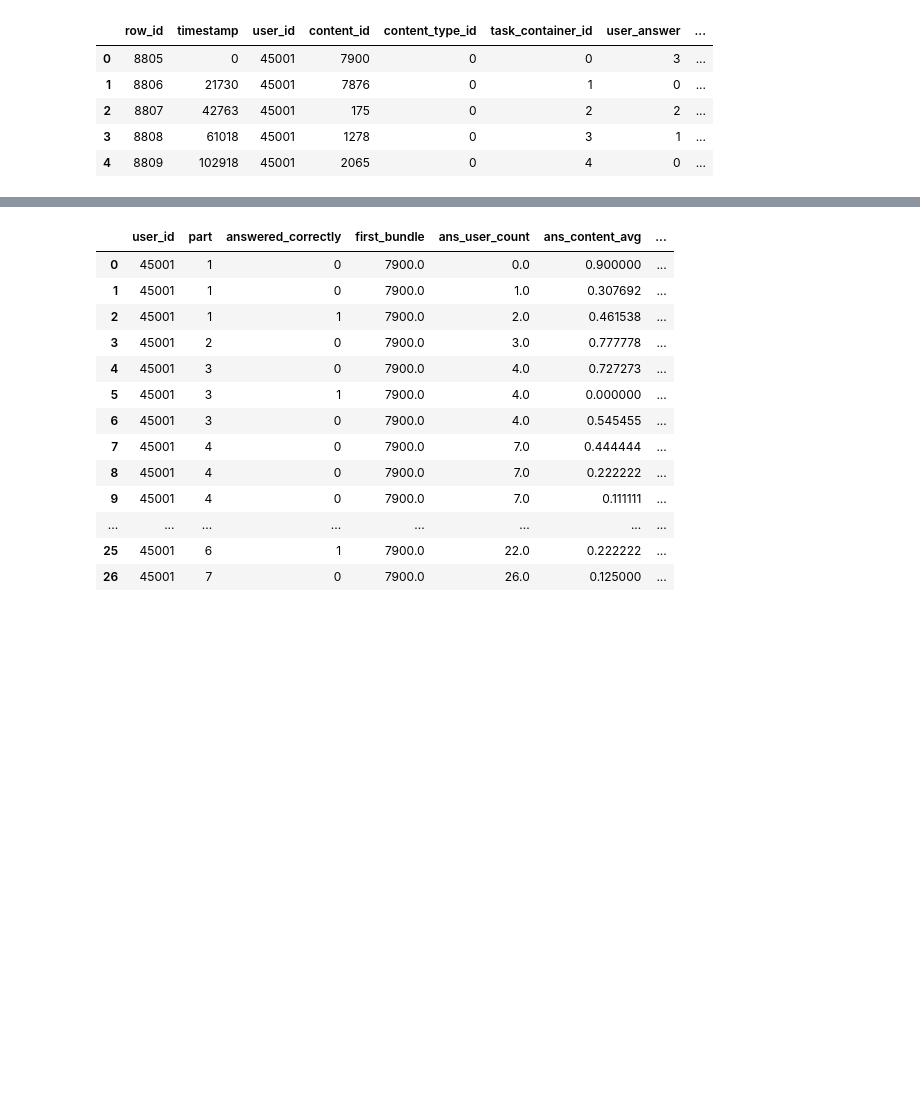
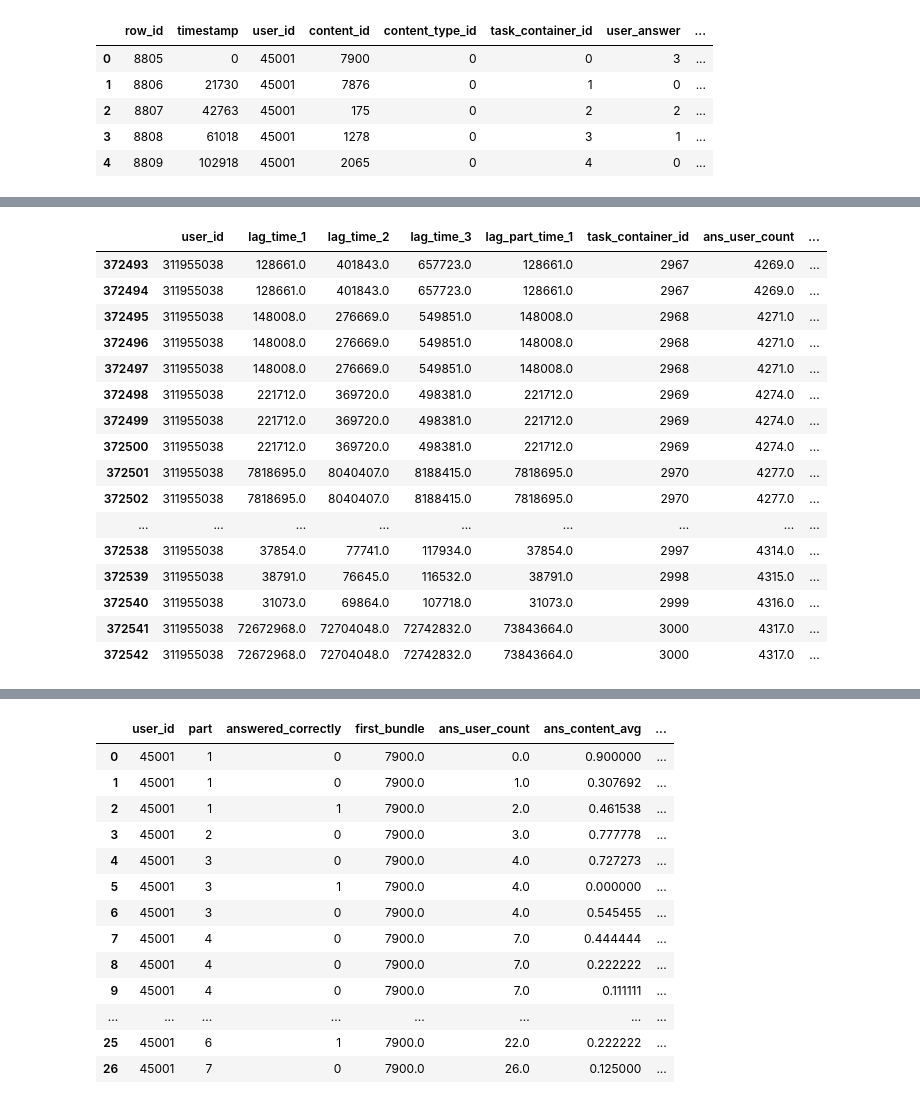
Before and after one commit to zakopuro/kaggle_Riiid, a Jupyter notebook: notebook/EDA3.ipynb, the cells around one changed output, grey strips where cells are left out. Drawn from its saved outputs; the diff is of its cells as text; code cells hidden in the pictures; blank space fills up the shorter version.

```diff
--- a/notebook/EDA3.ipynb
+++ b/notebook/EDA3.ipynb
@@ -36,7 +13,8 @@ defaultdict(list,
 # %%
-base = pd.read_feather('../features/all_data/BASE_FIX_valid.feather')
-loop = pd.read_feather('../features/all_data/LOOP_FIX_TIME2_valid.feather')
-loop2 = pd.read_feather('../features/all_data/ROLLING_MEAN2_valid.feather')
+base = pd.read_feather('../features/all_data/BASE_FIX_train.feather')
+# loop = pd.read_feather('../features/all_data/LOOP_FIX_TIME2_valid.feather')
+# roll_mean = pd.read_feather('../features/all_data/ROLLING_MEAN2_valid.feather')
+# roll_part_mean = pd.read_feather('../features/all_data/ROLLING_PART_MEAN3_valid.feather')
 # %%
-df = pd.concat([base,loop,loop2],axis=1)
+df = pd.concat([base,loop,roll_mean,roll_part_mean],axis=1)
 # %%
@@ -52,0 +46,20 @@ df.head()
+# %%
+df[df['user_id'] == 311955038][['user_id','lag_time_1','lag_time_2','lag_time_3','lag_part_time_1','task_container_id','ans_user_count','timestamp','part']][100:150]
+# %% [output]
+|  | user_id | lag_time_1 | lag_time_2 | lag_time_3 | lag_part_time_1 | task_container_id | ans_user_count | ... |
+| 372493 | 311955038 | 128661.0 | 401843.0 | 657723.0 | 128661.0 | 2967 | 4269.0 | ... |
+| 372494 | 311955038 | 128661.0 | 401843.0 | 657723.0 | 128661.0 | 2967 | 4269.0 | ... |
+| 372495 | 311955038 | 148008.0 | 276669.0 | 549851.0 | 148008.0 | 2968 | 4271.0 | ... |
+| 372496 | 311955038 | 148008.0 | 276669.0 | 549851.0 | 148008.0 | 2968 | 4271.0 | ... |
+| 372497 | 311955038 | 148008.0 | 276669.0 | 549851.0 | 148008.0 | 2968 | 4271.0 | ... |
+| 372498 | 311955038 | 221712.0 | 369720.0 | 498381.0 | 221712.0 | 2969 | 4274.0 | ... |
+| 372499 | 311955038 | 221712.0 | 369720.0 | 498381.0 | 221712.0 | 2969 | 4274.0 | ... |
+| 372500 | 311955038 | 221712.0 | 369720.0 | 498381.0 | 221712.0 | 2969 | 4274.0 | ... |
+| 372501 | 311955038 | 7818695.0 | 8040407.0 | 8188415.0 | 7818695.0 | 2970 | 4277.0 | ... |
+| 372502 | 311955038 | 7818695.0 | 8040407.0 | 8188415.0 | 7818695.0 | 2970 | 4277.0 | ... |
+| ... | ... | ... | ... | ... | ... | ... | ... | ... |
+| 372538 | 311955038 | 37854.0 | 77741.0 | 117934.0 | 37854.0 | 2997 | 4314.0 | ... |
+| 372539 | 311955038 | 38791.0 | 76645.0 | 116532.0 | 38791.0 | 2998 | 4315.0 | ... |
+| 372540 | 311955038 | 31073.0 | 69864.0 | 107718.0 | 31073.0 | 2999 | 4316.0 | ... |
+| 372541 | 311955038 | 72672968.0 | 72704048.0 | 72742832.0 | 73843664.0 | 3000 | 4317.0 | ... |
+| 372542 | 311955038 | 72672968.0 | 72704048.0 | 72742832.0 | 73843664.0 | 3000 | 4317.0 | ... |
```
Also changed, not shown: parts of 5 cells of this notebook, 3 other files.
